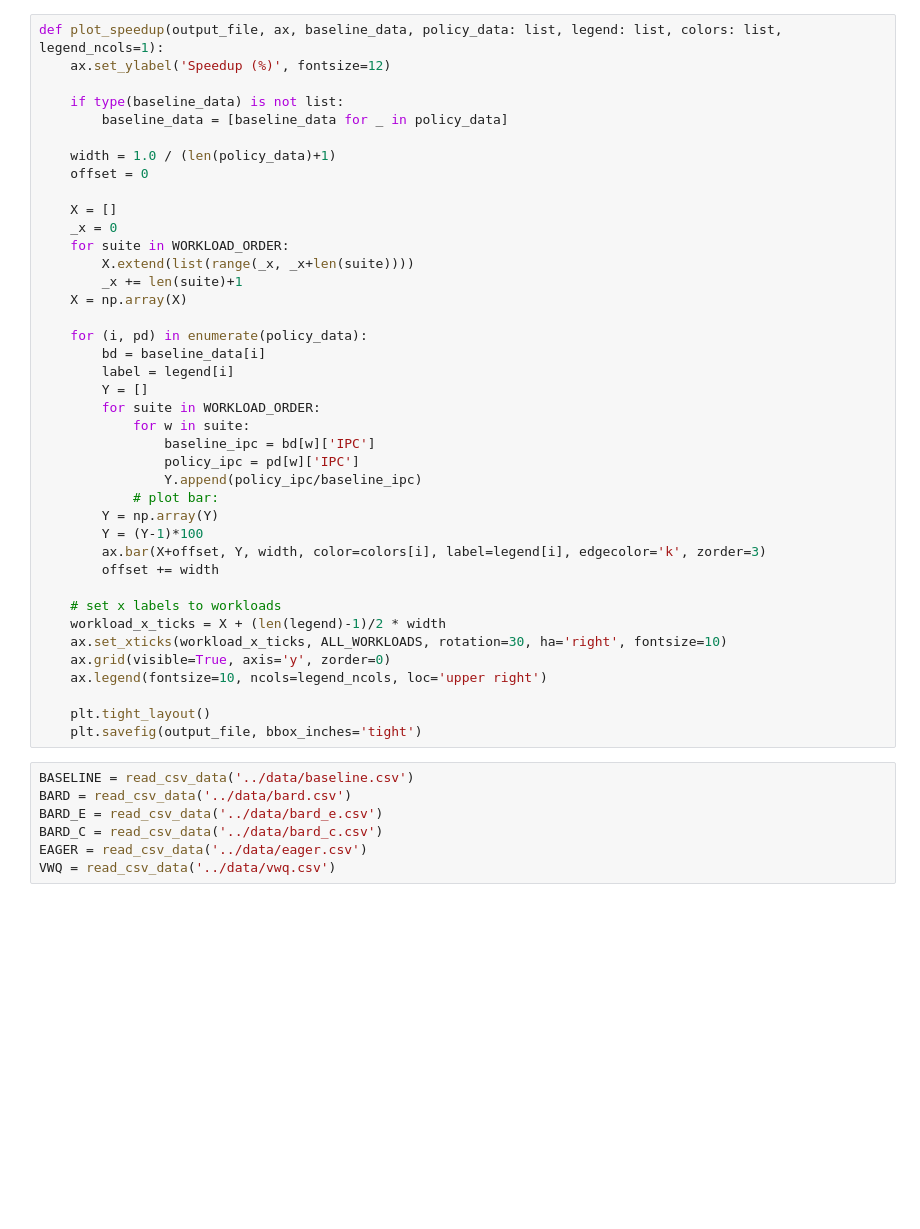
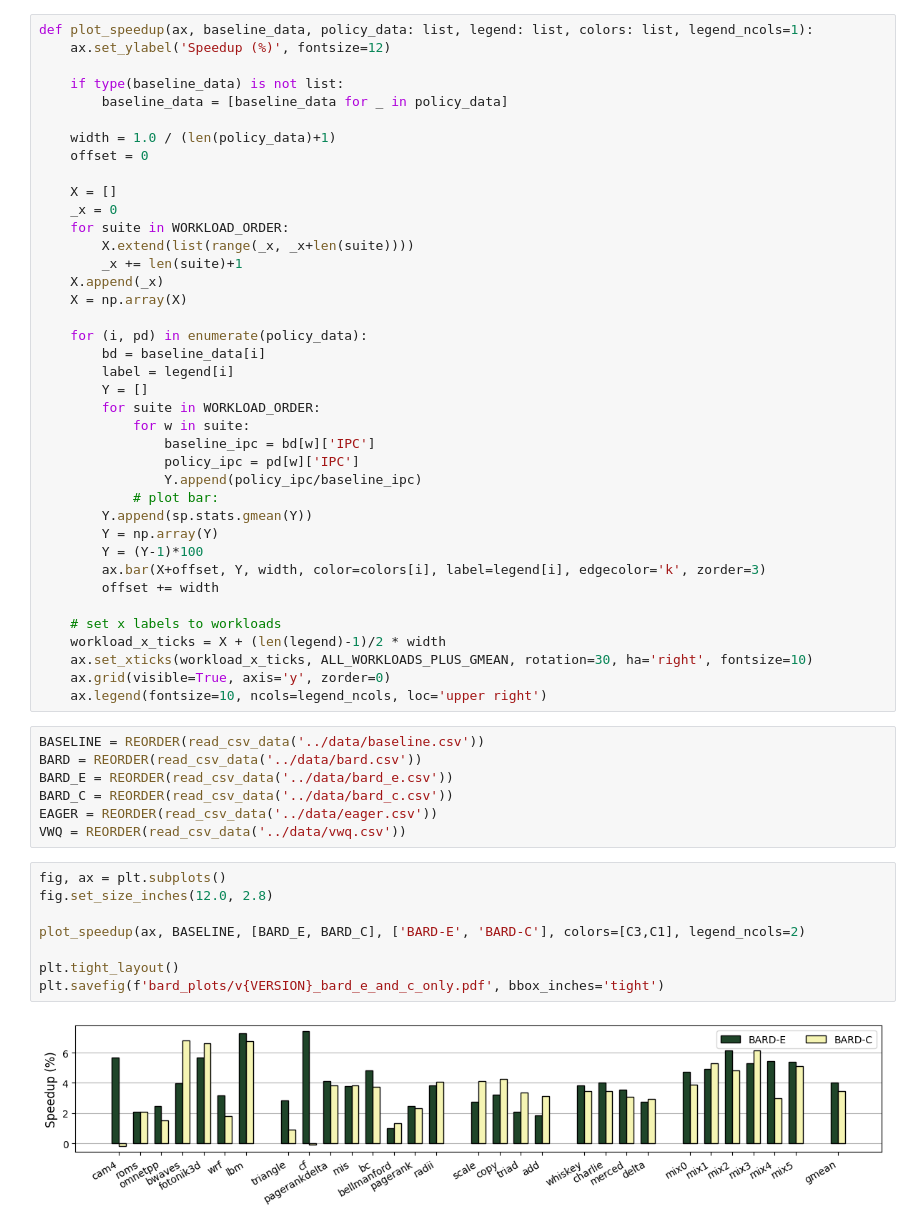
Before and after one commit to panzerox123/champsim-bard, a Jupyter notebook: scripts/bard_plots.ipynb, the cells around one changed output. Drawn from its saved outputs; the diff is of its cells as text; blank space fills up the shorter version.

```diff
--- a/scripts/bard_plots.ipynb
+++ b/scripts/bard_plots.ipynb
@@ -33,5 +56,5 @@ VERSION = 1
 # %%
-def plot_speedup(output_file, ax, baseline_data, policy_data: list, legend: list, colors: list, legend_ncols=1):
+def plot_speedup(ax, baseline_data, policy_data: list, legend: list, colors: list, legend_ncols=1):
     ax.set_ylabel('Speedup (%)', fontsize=12)
 
     if type(baseline_data) is not list:
@@ -45,6 +68,7 @@ def plot_speedup(output_file, ax, baseline_data, policy_data: list, legend: list
     for suite in WORKLOAD_ORDER:
         X.extend(list(range(_x, _x+len(suite))))
         _x += len(suite)+1
+    X.append(_x)
     X = np.array(X)
 
     for (i, pd) in enumerate(policy_data):
@@ -57,6 +81,7 @@ def plot_speedup(output_file, ax, baseline_data, policy_data: list, legend: list
                 policy_ipc = pd[w]['IPC']
                 Y.append(policy_ipc/baseline_ipc)
             # plot bar:
+        Y.append(sp.stats.gmean(Y))
         Y = np.array(Y)
         Y = (Y-1)*100
         ax.bar(X+offset, Y, width, color=colors[i], label=legend[i], edgecolor='k', zorder=3)
@@ -64,17 +89,24 @@ def plot_speedup(output_file, ax, baseline_data, policy_data: list, legend: list
 
     # set x labels to workloads
     workload_x_ticks = X + (len(legend)-1)/2 * width
-    ax.set_xticks(workload_x_ticks, ALL_WORKLOADS, rotation=30, ha='right', fontsize=10)
+    ax.set_xticks(workload_x_ticks, ALL_WORKLOADS_PLUS_GMEAN, rotation=30, ha='right', fontsize=10)
     ax.grid(visible=True, axis='y', zorder=0)
     ax.legend(fontsize=10, ncols=legend_ncols, loc='upper right')
-
-    plt.tight_layout()
-    plt.savefig(output_file, bbox_inches='tight')
 # %%
-BASELINE = read_csv_data('../data/baseline.csv')
-BARD = read_csv_data('../data/bard.csv')
-BARD_E = read_csv_data('../data/bard_e.csv')
-BARD_C = read_csv_data('../data/bard_c.csv')
-EAGER = read_csv_data('../data/eager.csv')
-VWQ = read_csv_data('../data/vwq.csv')
+BASELINE = REORDER(read_csv_data('../data/baseline.csv'))
+BARD = REORDER(read_csv_data('../data/bard.csv'))
+BARD_E = REORDER(read_csv_data('../data/bard_e.csv'))
+BARD_C = REORDER(read_csv_data('../data/bard_c.csv'))
+EAGER = REORDER(read_csv_data('../data/eager.csv'))
+VWQ = REORDER(read_csv_data('../data/vwq.csv'))
+# %%
+fig, ax = plt.subplots()
+fig.set_size_inches(12.0, 2.8)
+
+plot_speedup(ax, BASELINE, [BARD_E, BARD_C], ['BARD-E', 'BARD-C'], colors=[C3,C1], legend_ncols=2)
+
+plt.tight_layout()
+plt.savefig(f'bard_plots/v{VERSION}_bard_e_and_c_only.pdf', bbox_inches='tight')
+# %% [output]
+[figure, added]
 # %%
```
Also changed, not shown: parts of 9 cells of this notebook, 14 other files.
